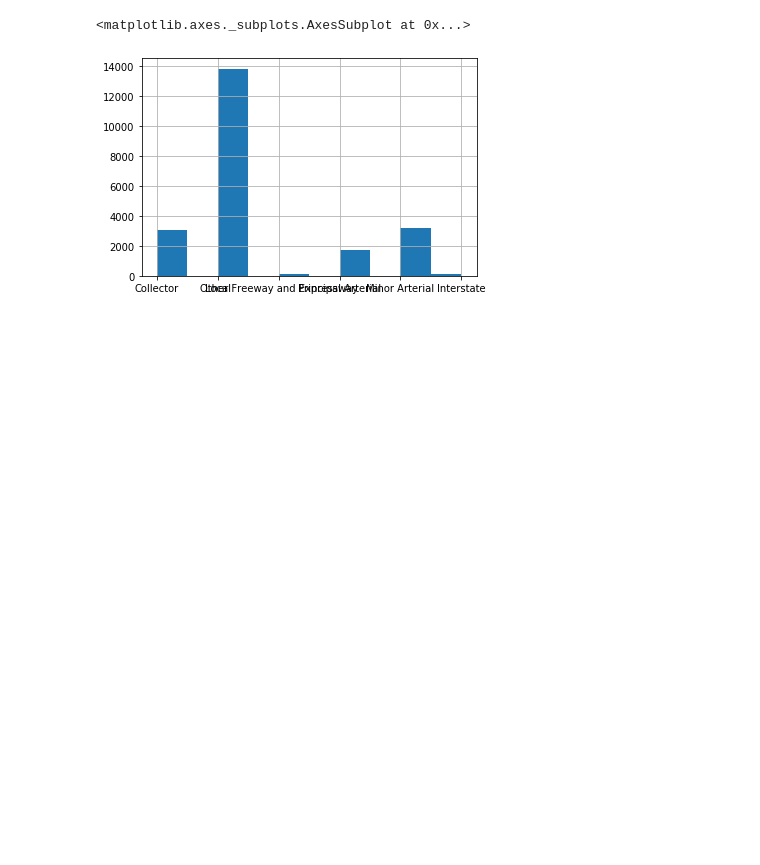
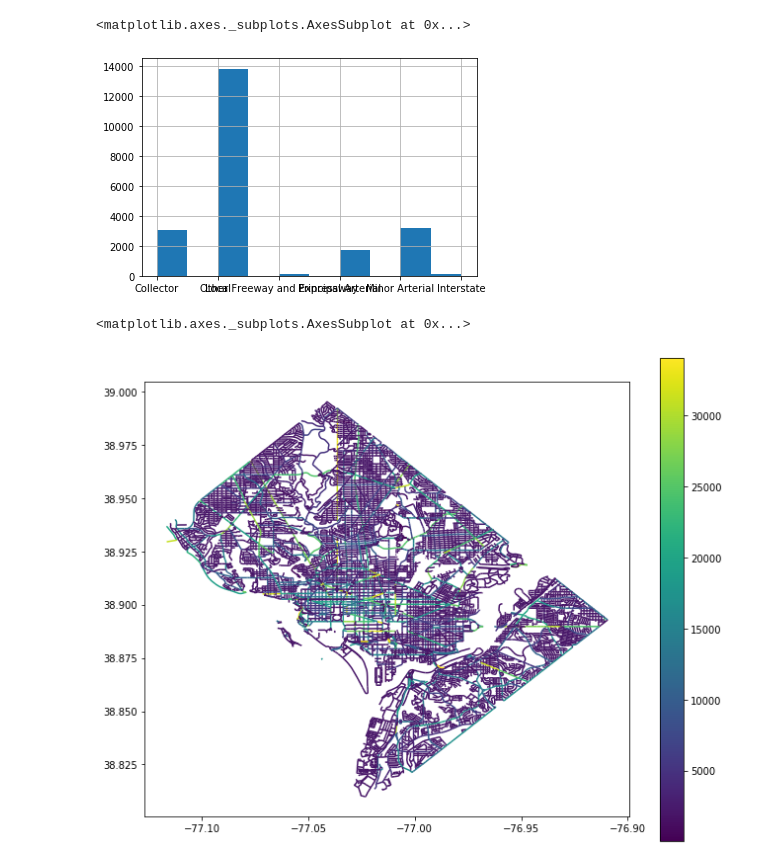
Before and after one commit to ersingt/congrego, a Jupyter notebook: notebooks/eda.ipynb, the cells around one changed output. Cells and saved outputs as stored; diff of their text form; code cells hidden in the pictures; blank space fills up the shorter version.

```diff
--- a/notebooks/eda.ipynb
+++ b/notebooks/eda.ipynb
@@ -50,3 +63,10 @@ centerlines['FUNCTIONAL'].hist()
 # %% [output]
 <matplotlib.axes._subplots.AxesSubplot at 0x...>
 [figure]
+# %%
+fig, ax = plt.subplots(figsize=(11,9))
+vol2017.loc[vol2017.AADT<vol2017.AADT.quantile(0.98)].plot(ax=ax, column='AADT', legend=True)
+#centerlines.plot(ax=ax)
+# %% [output]
+<matplotlib.axes._subplots.AxesSubplot at 0x...>
+[figure, added]
```
Also changed, not shown: parts of 6 cells of this notebook, 7 other files.
